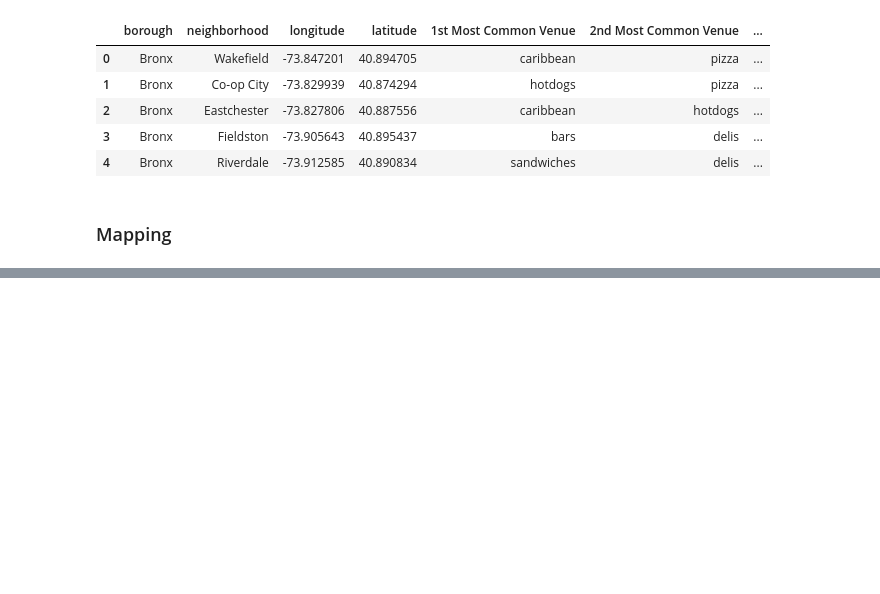
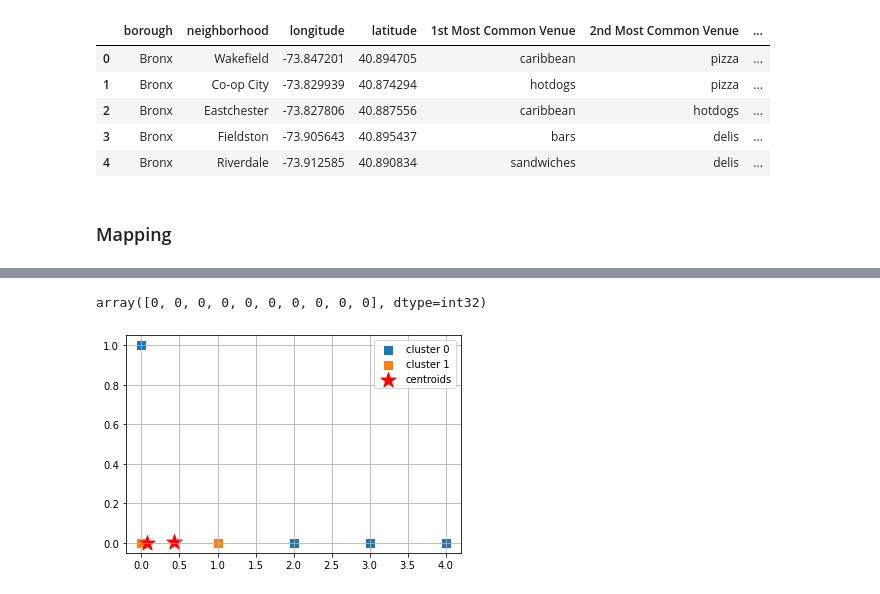
Before and after one commit to ktamkee/NYC_midterm_project, a Jupyter notebook: svc/K-Means2.ipynb, the cells around one changed output, grey strips where cells are left out. Saved outputs shown, nothing was run; the diff lists cells and outputs as text; code cells hidden in the pictures; blank space fills up the shorter version.

```diff
--- a/svc/K-Means2.ipynb
+++ b/svc/K-Means2.ipynb
@@ -484,0 +551,14 @@ Name: borough, dtype: int64
+# %%
+# Cluster data points using kmeans and get labels
+kclusters_features = 2
+
+kmeans_features = KMeans(n_clusters=kclusters_features, random_state=0).fit(features_clustering)
+
+kmeans_features.labels_[0:10]
+# %% [output]
+array([0, 0, 0, 0, 0, 0, 0, 0, 0, 0], dtype=int32)
+# %%
+y_km_features = kmeans_features.fit_predict(features_clustering)
+plot_clusters(np.array(features_clustering), y_km_features, plt_cluster_centers= True)
+# %% [output]
+[figure, added]
```
Also changed, not shown: parts of 26 cells of this notebook.
